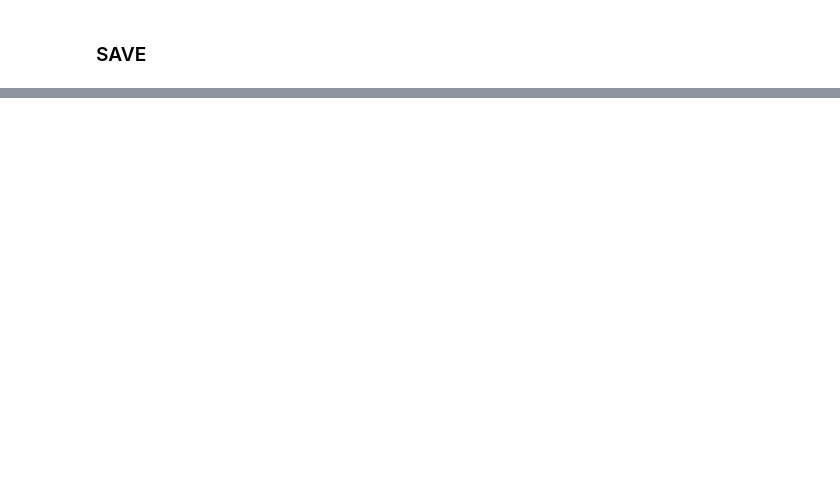
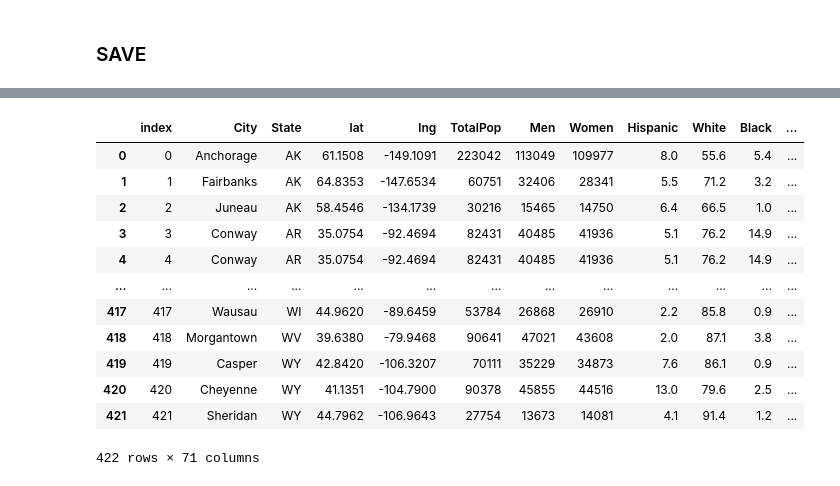
Before and after one commit to BloomTech-Labs/PT17_cityspire-d-ds, a Jupyter notebook: notebooks/nearest_neighbor/nn.ipynb, the cells around one changed output, grey strips where cells are left out. Saved outputs shown, nothing was run; the diff lists cells and outputs as text; code cells hidden in the pictures; blank space fills up the shorter version.

```diff
--- a/notebooks/nearest_neighbor/nn.ipynb
+++ b/notebooks/nearest_neighbor/nn.ipynb
@@ -105,0 +124,2 @@ merged.to_csv('nn_merged.csv', index=False)
+# %%
+engine = sqlalchemy.create_engine(os.getenv("DATABASE_URL"))
@@ -105,0 +130,16 @@ merged.to_csv('nn_merged.csv', index=False)
+# %%
+pd.read_sql('data', con=engine)
+# %% [output]
+|  | index | City | State | lat | lng | TotalPop | Men | Women | Hispanic | White | Black | ... |
+| 0 | 0 | Anchorage | AK | 61.1508 | -149.1091 | 223042 | 113049 | 109977 | 8.0 | 55.6 | 5.4 | ... |
+| 1 | 1 | Fairbanks | AK | 64.8353 | -147.6534 | 60751 | 32406 | 28341 | 5.5 | 71.2 | 3.2 | ... |
+| 2 | 2 | Juneau | AK | 58.4546 | -134.1739 | 30216 | 15465 | 14750 | 6.4 | 66.5 | 1.0 | ... |
+| 3 | 3 | Conway | AR | 35.0754 | -92.4694 | 82431 | 40485 | 41936 | 5.1 | 76.2 | 14.9 | ... |
+| 4 | 4 | Conway | AR | 35.0754 | -92.4694 | 82431 | 40485 | 41936 | 5.1 | 76.2 | 14.9 | ... |
+| ... | ... | ... | ... | ... | ... | ... | ... | ... | ... | ... | ... | ... |
+| 417 | 417 | Wausau | WI | 44.9620 | -89.6459 | 53784 | 26868 | 26910 | 2.2 | 85.8 | 0.9 | ... |
+| 418 | 418 | Morgantown | WV | 39.6380 | -79.9468 | 90641 | 47021 | 43608 | 2.0 | 87.1 | 3.8 | ... |
+| 419 | 419 | Casper | WY | 42.8420 | -106.3207 | 70111 | 35229 | 34873 | 7.6 | 86.1 | 0.9 | ... |
+| 420 | 420 | Cheyenne | WY | 41.1351 | -104.7900 | 90378 | 45855 | 44516 | 13.0 | 79.6 | 2.5 | ... |
+| 421 | 421 | Sheridan | WY | 44.7962 | -106.9643 | 27754 | 13673 | 14081 | 4.1 | 91.4 | 1.2 | ... |
+422 rows × 71 columns
```
Also changed, not shown: parts of 9 cells of this notebook.
